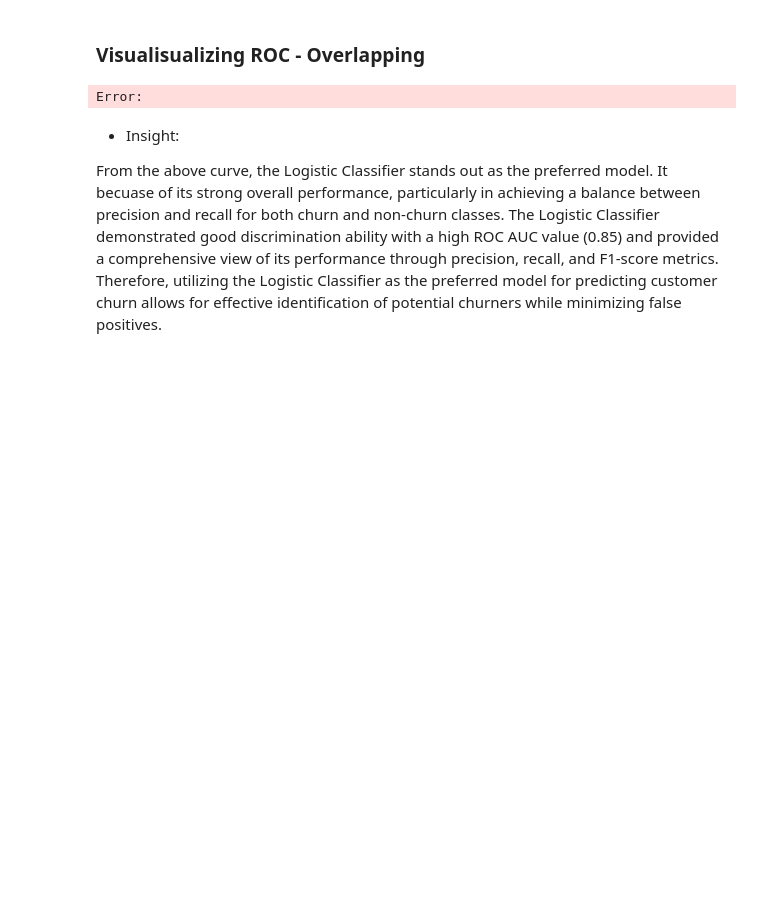
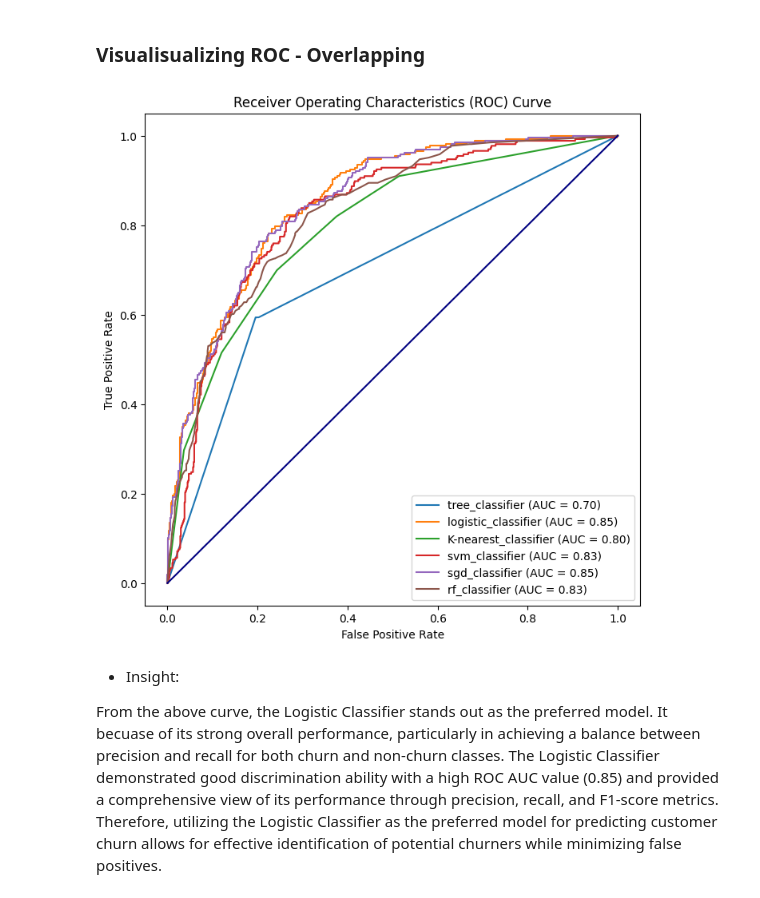
Before and after one commit to prynz-eyram/LP2-Classification-Project, a Jupyter notebook: notebook .ipynb, the cells around one changed output. Cells and saved outputs as stored; diff of their text form; code cells hidden in the pictures; blank space fills up the shorter version.

```diff
--- a/notebook .ipynb
+++ b/notebook .ipynb
@@ -797,7 +1054,7 @@ models = [
 ]
 # Iterate through models and apply SMOTE within the pipeline
 for model_name, classifier in models:
-    pipeline = impipeline(steps=[
+    pipeline = ImbalancedPipeline(steps=[
         ('preprocessor', preprocessor),
         ('smote', SMOTE(random_state=42)),
         ('classifier', classifier)
@@ -842,7 +1115,7 @@ all_pipeline = {}
 
 # Iterate through models and apply SMOTE within the pipeline
 for model_name, classifier in models:
-    pipeline = impipeline(steps=[
+    pipeline = ImbalancedPipeline(steps=[
         ('preprocessor', preprocessor),
         ('smote', SMOTE(random_state=42)),
         ('feature_importance', selection),
@@ -874,7 +1163,7 @@ all_pipeline = {}
 
 # Iterate through models and apply SMOTE within the pipeline
 for model_name, classifier in models:
-    pipeline = impipeline(steps=[
+    pipeline = ImbalancedPipeline(steps=[
         ('preprocessor', preprocessor),
         ('smote', SMOTE(random_state=42)),
         ('feature_importance', selection),
@@ -884,34 +1173,34 @@ for model_name, classifier in models:
     # Train the model
     pipeline.fit(X_train, y_train_encoded)
 
     y_score = pipeline.predict_proba(X_test)[:, 1]
     all_pipeline[model_name] = pipeline
 
     fpr, tpr, threshold = roc_curve(y_test_encoded, y_score)
 
     roc_auc = auc(fpr, tpr)
 
     roc_curve_df = pd.DataFrame({'False Positive Rate': fpr, 'True Positive Rate': tpr, 'Threshold': threshold})
 
     roc_curve_data[model_name] = roc_curve_df
 
     ax.plot(fpr, tpr, label=f'{model_name} (AUC = {roc_auc:.2f})')
 
 # Plot the diagonal line
 ax.plot([0, 1], [0, 1], color='navy', linestyle='-')
 
 # Set labels and title
 ax.set_xlabel('False Positive Rate')
 ax.set_ylabel('True Positive Rate')
 ax.set_title('Receiver Operating Characteristics (ROC) Curve')
 
 # Add legend to the plot
 ax.legend(loc='lower right')
 
 # Show the plot after the for loop
 plt.show()
 # %% [output]
-Error:
+[figure, added]
 # %% [markdown]
 * Insight:
 
```
Also changed, not shown: parts of 68 cells of this notebook, 4 other files.
